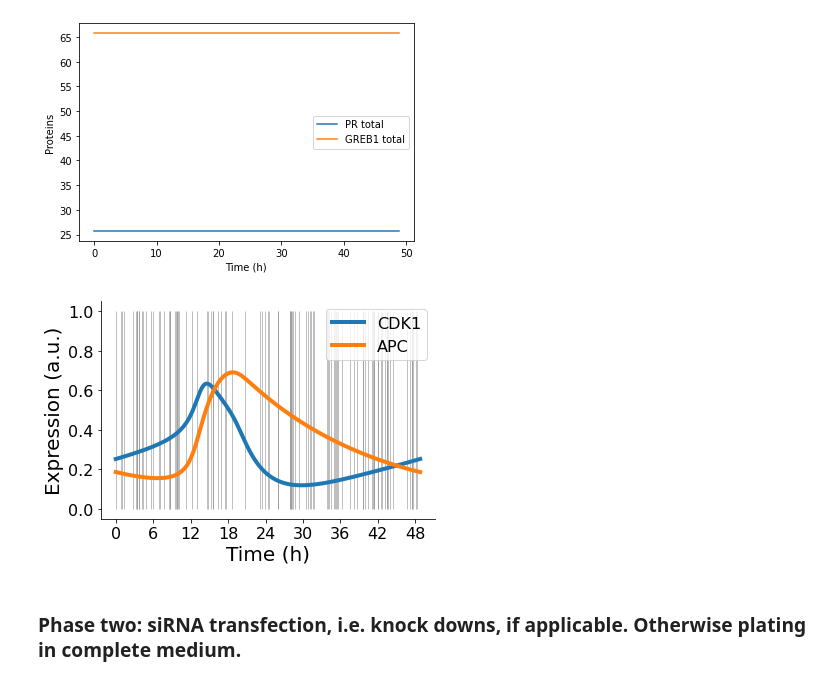
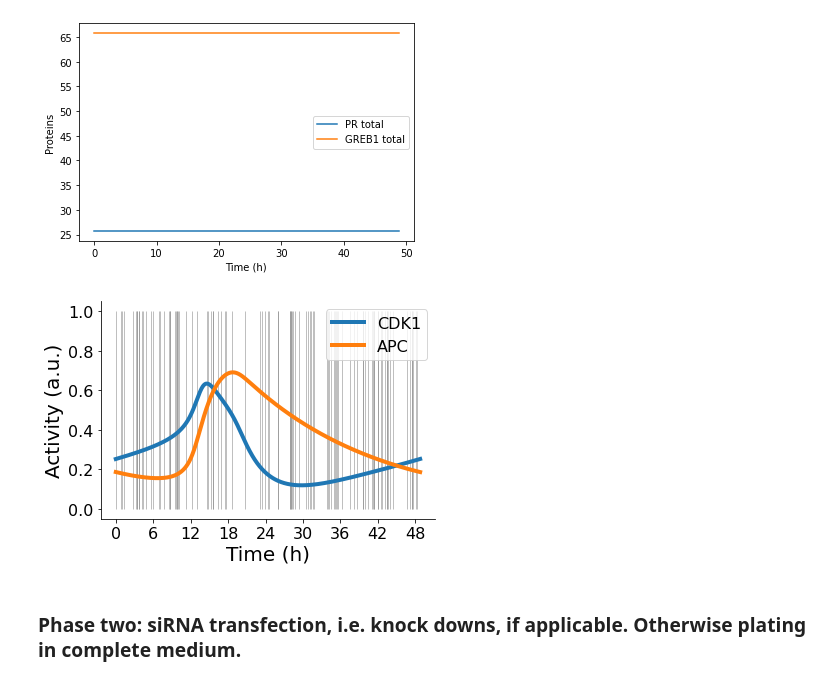
Before and after one commit to lacdr-tox/heldring-E2S-modeling, a Jupyter notebook: simulations/MN10_ExperimentSimulations_CellCycle.ipynb, the cells around one changed output. Drawn from its saved outputs; the diff is of its cells as text; code cells hidden in the pictures.

```diff
--- a/simulations/MN10_ExperimentSimulations_CellCycle.ipynb
+++ b/simulations/MN10_ExperimentSimulations_CellCycle.ipynb
@@ -1567,35 +1567,35 @@ Text(0, 0.5, 'Proteins')
 random.seed(2023)
 
 # Sample 100 cells in these 50 hours of one cell cycle
 nsimus = 100
 
 sample = random.choices(range(0,timepoints_phase1), k = nsimus)
 sample_time = t_phase1[sample]
 sample_cdk1 = out_phase1[sample,0]
 sample_apc = out_phase1[sample,1]
 
 
 # Phase 1 plotting
 # Plot simulation results
 fig,ax = plt.subplots()
 ax.plot(t_phase1,out_phase1[:,0],label='CDK1', linestyle = 'solid', linewidth = 4)
 ax.plot(t_phase1,out_phase1[:,1],label='APC', linestyle = 'solid', linewidth = 4)
 ax.vlines(sample_time, ymin = 0, ymax = 1, color = "grey", lw = 0.5)
 #ax.scatter(sample_time, sample_cdk1,label='CDK1', marker = 'o')
 #ax.scatter(sample_time, sample_apc,label='APC', marker = 'o')
 
 ax.set_xlabel('Time (h)', fontsize=20)
-ax.set_ylabel('Expression (a.u.)', fontsize=20)
+ax.set_ylabel('Activity (a.u.)', fontsize=20)
 ax.spines['top'].set_visible(False)
 ax.spines['right'].set_visible(False)
 ax.spines['bottom'].set_visible(True)
 ax.spines['left'].set_visible(True)
 ax.tick_params(axis='both', which='major', labelsize=16)
 ax.xaxis.set_ticks(np.arange(0, 49, 6))
 ax.legend(loc='upper right', prop={'size': 16}) #, bbox_to_anchor=(1, 0.5)
 plt.savefig('Figures/MN10/Fig3F_Simulations_steady_state_oscillations.pdf', bbox_inches='tight')
 # %% [output]
-[figure, old version]
+[figure, new version]
 # %% [markdown]
 ### Phase two: siRNA transfection, i.e. knock downs, if applicable. Otherwise plating in complete medium.
 # %%
```
Also changed, not shown: parts of 16 cells of this notebook, 1 other file.
